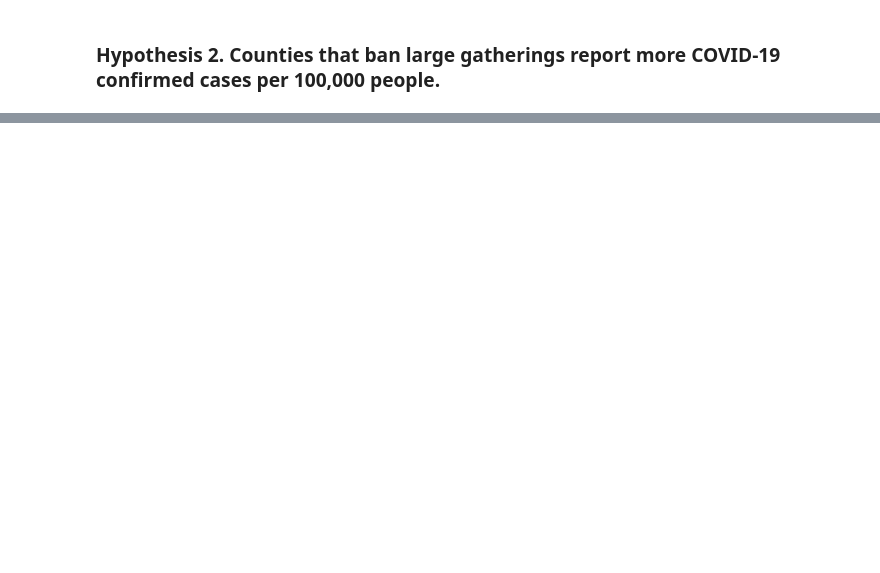
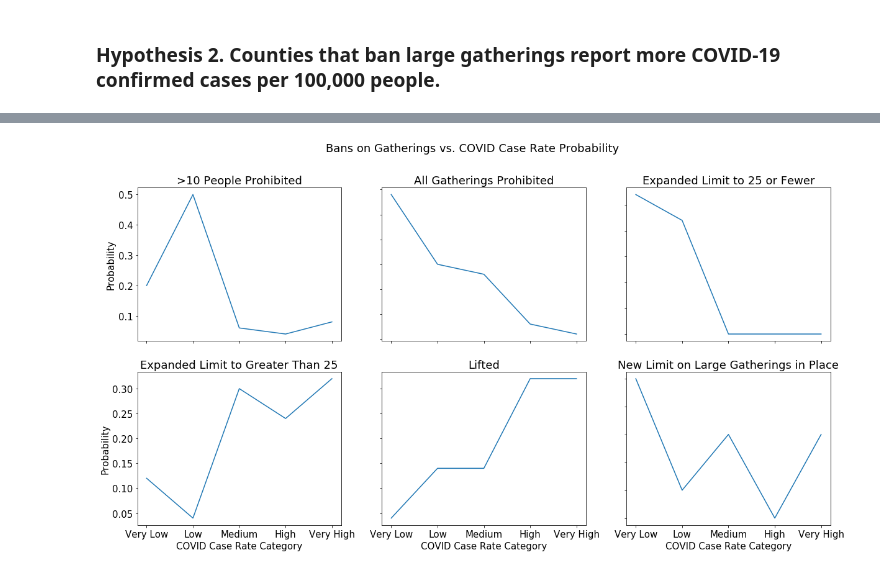
Before and after one commit to chloelarkin/county-covid-cases, a Jupyter notebook: causal_modeling/Causal_Model.ipynb, the cells around one changed output, grey strips where cells are left out. Cells and saved outputs as stored; diff of their text form; code cells hidden in the pictures; blank space fills up the shorter version.

Commit message:
Add bans on gatherings conditional analysis

```diff
--- a/causal_modeling/Causal_Model.ipynb
+++ b/causal_modeling/Causal_Model.ipynb
@@ -145,2 +171,19 @@ No handles with labels found to put in legend.
 # %% [markdown]
 ###  Hypothesis 2. Counties that ban large gatherings report more COVID-19 confirmed cases per 100,000 people.
+# %%
+# Evaluate and plot conditioned probabilities of county covid cases for each category of ICU bed availability
+gatherings_hypothesis_dict = {}
+
+# Iterate through each gathering ban category
+for i in range(len(blg_labels)):
+    gatherings_conditioned_model = pyro.condition(cc_pyro_model, data={'BLG':torch.tensor(i)})
+    probability_dict = {}
+    # Iterate through each covid case severity category
+    for j in range(len(cc_labels)):
+        probability_dict[cc_labels[j]]= test_var_effect(gatherings_conditioned_model, j)
+
+    # Format probability findings and insert into dictionary
+    reordered_cc = ["Very Low", "Low", "Medium", "High", "Very High"]
+    reordered_dict = {i: probability_dict[i] for i in reordered_cc}
+    gatherings_hypothesis_dict[blg_labels[i]] = reordered_dict
+    print(blg_labels[i], gatherings_hypothesis_dict[blg_labels[i]])
@@ -146,0 +197,48 @@ No handles with labels found to put in legend.
+# %%
+fig, axs = plt.subplots(2, 3, figsize=(20, 10))
+fig.suptitle('Bans on Gatherings vs. COVID Case Rate Probability')
+
+# fig_dims = [[0, 0], [0, 1], [0, 2], [1, 0], [1, 1], [1, 2]]
+# num = 0
+# for item in gatherings_hypothesis_dict:
+#     p_data = gatherings_hypothesis_dict[item]
+#     names = list(p_data.keys())
+#     values = list(p_data.values())
+#     axs[fig_dims[num][0], fig_dims[num][1]].plot(names, values, label = item)
+#     num += 1
+# plt.ylabel("Probability")
+# plt.xlabel("COVID case rate category")
+# plt.title("ICU bed availability vs. COVID case rate")
+# plt.show()
+
+
+axs[0, 0].plot(list(gatherings_hypothesis_dict[blg_labels[0]].keys()),
+               list(gatherings_hypothesis_dict[blg_labels[0]].values()),
+               label = blg_labels[0])
+axs[0, 0].set_title(blg_labels[0])
+axs[0, 1].plot(list(gatherings_hypothesis_dict[blg_labels[1]].keys()),
+               list(gatherings_hypothesis_dict[blg_labels[1]].values()),
+               label = blg_labels[1])
+axs[0, 1].set_title(blg_labels[1])
+axs[0, 2].plot(list(gatherings_hypothesis_dict[blg_labels[2]].keys()),
+               list(gatherings_hypothesis_dict[blg_labels[2]].values()),
+               label = blg_labels[2])
+axs[0, 2].set_title(blg_labels[2])
+axs[1, 0].plot(list(gatherings_hypothesis_dict[blg_labels[3]].keys()),
+               list(gatherings_hypothesis_dict[blg_labels[3]].values()),
+               label = blg_labels[3])
+axs[1, 0].set_title(blg_labels[3])
+axs[1, 1].plot(list(gatherings_hypothesis_dict[blg_labels[4]].keys()),
+               list(gatherings_hypothesis_dict[blg_labels[4]].values()),
+               label = blg_labels[4])
+axs[1, 1].set_title(blg_labels[4])
+axs[1, 2].plot(list(gatherings_hypothesis_dict[blg_labels[5]].keys()),
+               list(gatherings_hypothesis_dict[blg_labels[5]].values()),
+               label = blg_labels[5])
+axs[1, 2].set_title(blg_labels[5])
+for ax in axs.flat:
+    ax.set(xlabel='COVID Case Rate Category', ylabel='Probability')
+    ax.label_outer()
+plt.show()
+# %% [output]
+[figure, added]
```
Also changed, not shown: parts of 7 cells of this notebook.
